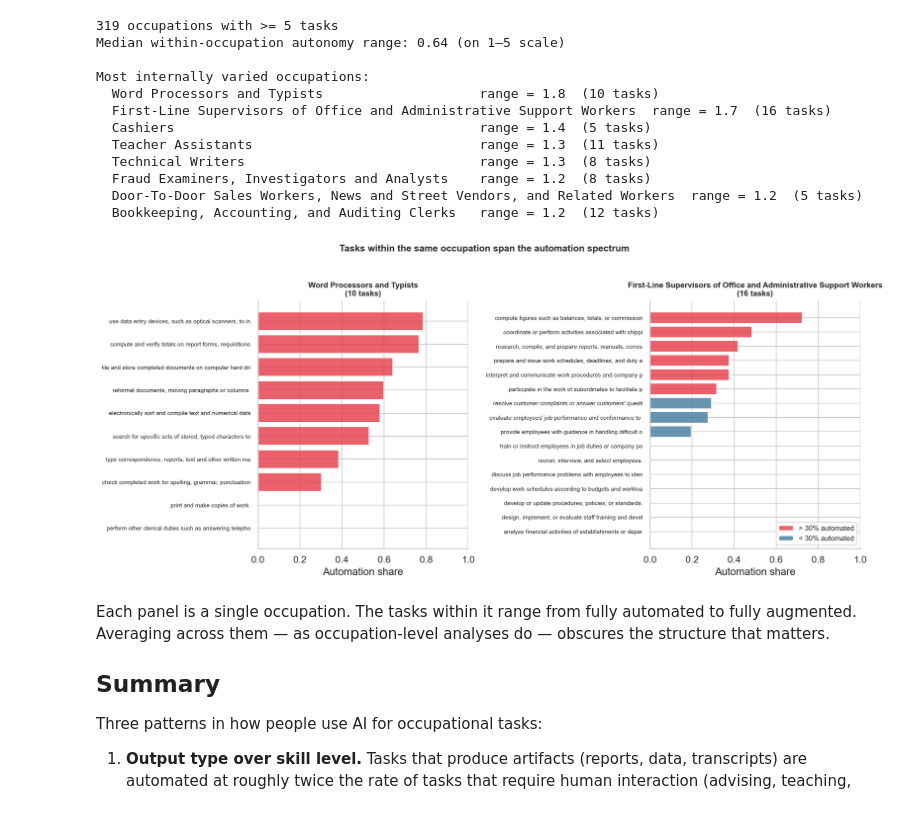
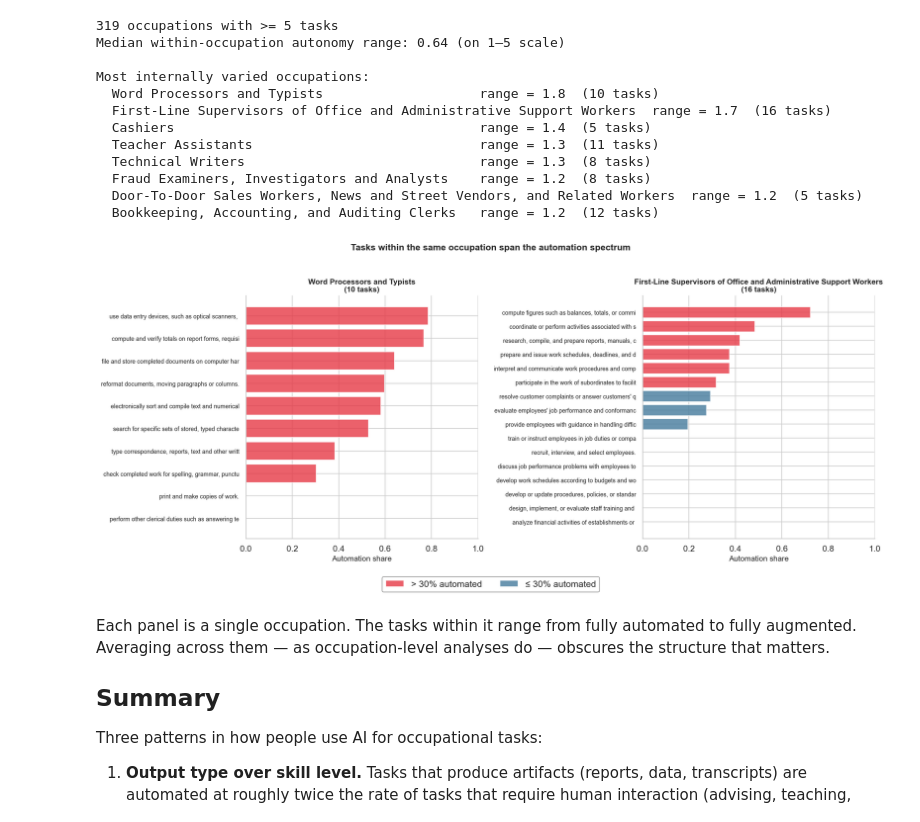
Before and after one commit to alvinekelund/what-predicts-ai-automation, a Jupyter notebook: notebooks/03_task_level_analysis.ipynb, the cells around one changed output. Saved outputs shown, nothing was run; the diff lists cells and outputs as text; code cells hidden in the pictures.

```diff
--- a/notebooks/03_task_level_analysis.ipynb
+++ b/notebooks/03_task_level_analysis.ipynb
@@ -112,38 +112,39 @@ Most internally varied occupations:
 # %%
 # Show 2 occupations side by side — large enough to read task labels
 cases = het.head(2)
 
-fig, axes = plt.subplots(1, 2, figsize=(14, 6))
+fig, axes = plt.subplots(1, 2, figsize=(16, 7))
 
 for ax, (_, occ) in zip(axes, cases.iterrows()):
     occ_tasks = tasks[tasks['soc_code'] == occ['soc_code']].drop_duplicates(subset='task_name')
     occ_tasks = occ_tasks.sort_values('automation_share')
-    # Truncate but keep enough to be meaningful
-    labels = [t[:55] for t in occ_tasks['task_name']]
+    labels = [t[:50] for t in occ_tasks['task_name']]
     auto = occ_tasks['automation_share'].values
     colors = ['#E63946' if a > 0.3 else '#457B9D' for a in auto]
     ax.barh(range(len(auto)), auto, color=colors, alpha=0.8)
     ax.set_yticks(range(len(auto)))
-    ax.set_yticklabels(labels, fontsize=7.5)
+    ax.set_yticklabels(labels, fontsize=8.5)
     ax.set_xlim(0, 1)
-    ax.set_xlabel('Automation share')
+    ax.set_xlabel('Automation share', fontsize=11)
     title = occ['title'] if pd.notna(occ['title']) else occ['soc_code']
-    ax.set_title(f'{title}\n({occ["n_tasks"]:.0f} tasks)', fontsize=10, fontweight='bold')
+    ax.set_title(f'{title}\n({occ["n_tasks"]:.0f} tasks)', fontsize=11, fontweight='bold')
 
-# Add legend
+# Legend — centered below both panels, large text
 from matplotlib.patches import Patch
 legend_elements = [Patch(facecolor='#E63946', alpha=0.8, label='> 30% automated'),
-                   Patch(facecolor='#457B9D', alpha=0.8, label='< 30% automated')]
-axes[1].legend(handles=legend_elements, loc='lower right', fontsize=9)
+                   Patch(facecolor='#457B9D', alpha=0.8, label='≤ 30% automated')]
+fig.legend(handles=legend_elements, loc='lower center', ncol=2,
+           fontsize=13, frameon=True, edgecolor='gray',
+           bbox_to_anchor=(0.5, -0.03))
 
 plt.suptitle('Tasks within the same occupation span the automation spectrum',
-             fontsize=12, fontweight='bold', y=1.02)
+             fontsize=13, fontweight='bold')
 sns.despine()
-plt.tight_layout()
+plt.tight_layout(rect=[0, 0.04, 1, 0.96])
 plt.savefig('../figures/06_within_occupation.png', bbox_inches='tight')
 plt.show()
 # %% [output]
-[figure, old version]
+[figure, new version]
 # %% [markdown]
 Each panel is a single occupation. The tasks within it range from fully automated to fully augmented. Averaging across them — as occupation-level analyses do — obscures the structure that matters.
 
```
Also changed, not shown: 2 other files.
